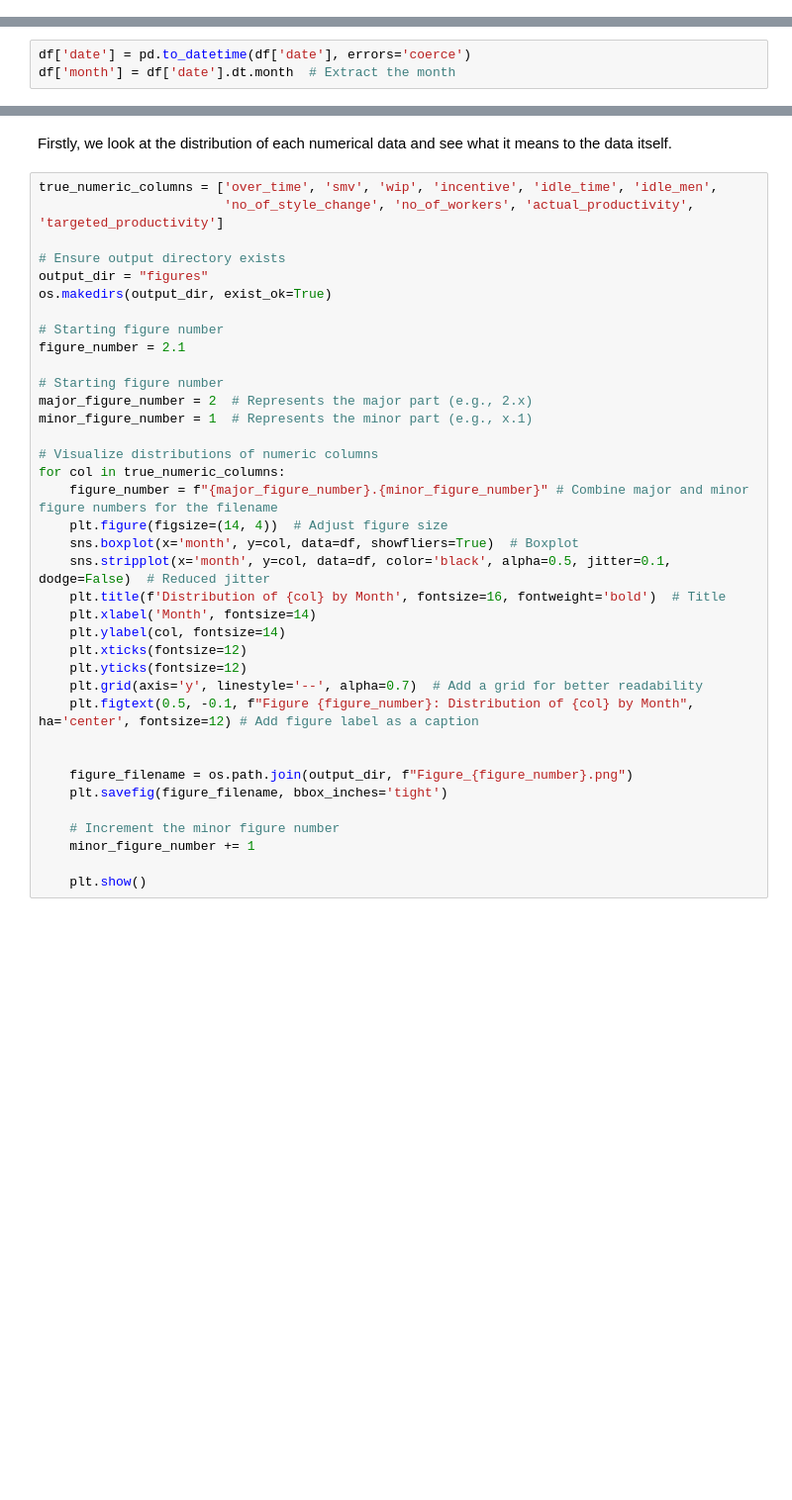
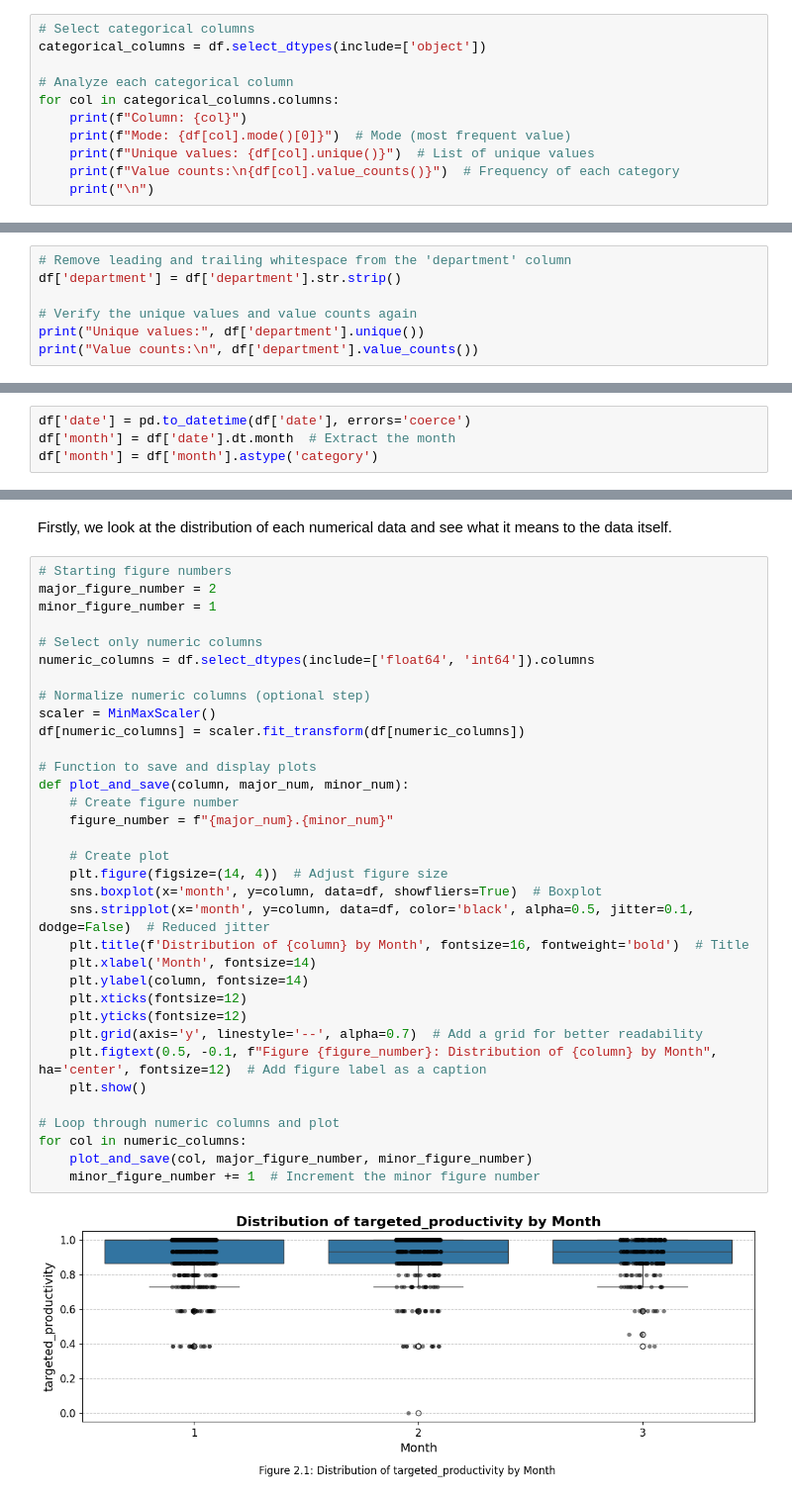
Before and after one commit to jordanchong911/Garments, a Jupyter notebook: garments.ipynb, the cells around one changed output, grey strips where cells are left out. Shown at 99% size. Saved outputs shown, nothing was run; the diff lists cells and outputs as text; blank space fills up the shorter version.

```diff
--- a/garments.ipynb
+++ b/garments.ipynb
@@ -173,0 +190,11 @@ df[numeric_columns.columns] = scaler.fit_transform(numeric_columns)
+# %%
+# Select categorical columns
+categorical_columns = df.select_dtypes(include=['object'])
+
+# Analyze each categorical column
+for col in categorical_columns.columns:
+    print(f"Column: {col}")
+    print(f"Mode: {df[col].mode()[0]}")  # Mode (most frequent value)
+    print(f"Unique values: {df[col].unique()}")  # List of unique values
+    print(f"Value counts:\n{df[col].value_counts()}")  # Frequency of each category
+    print("\n")
@@ -173,0 +221,7 @@ df[numeric_columns.columns] = scaler.fit_transform(numeric_columns)
+# %%
+# Remove leading and trailing whitespace from the 'department' column
+df['department'] = df['department'].str.strip()
+
+# Verify the unique values and value counts again
+print("Unique values:", df['department'].unique())
+print("Value counts:\n", df['department'].value_counts())
@@ -176,6 +237,7 @@ After normalizing the values, we move on to adding some columns to help with par
 # %%
 df['date'] = pd.to_datetime(df['date'], errors='coerce')
 df['month'] = df['date'].dt.month  # Extract the month
+df['month'] = df['month'].astype('category')
 # %% [markdown]
 Finally, we move on to looking at the data itself and see what does it mean to this certain fashion haus.
 # %% [markdown]
@@ -183,39 +245,38 @@ Finally, we move on to looking at the data itself and see what does it mean to t
 # %% [markdown]
 Firstly, we look at the distribution of each numerical data and see what it means to the data itself.
 # %%
-true_numeric_columns = ['over_time', 'smv', 'wip', 'incentive', 'idle_time', 'idle_men',
-                        'no_of_style_change', 'no_of_workers', 'actual_productivity', 'targeted_productivity']
+# Starting figure numbers
+major_figure_number = 2
+minor_figure_number = 1
 
-# Ensure output directory exists
-output_dir = "figures"
-os.makedirs(output_dir, exist_ok=True)
+# Select only numeric columns
+numeric_columns = df.select_dtypes(include=['float64', 'int64']).columns
 
-# Starting figure number
-figure_number = 2.1
+# Normalize numeric columns (optional step)
+scaler = MinMaxScaler()
+df[numeric_columns] = scaler.fit_transform(df[numeric_columns])
 
-# Starting figure number
-major_figure_number = 2  # Represents the major part (e.g., 2.x)
-minor_figure_number = 1  # Represents the minor part (e.g., x.1)
+# Function to save and display plots
+def plot_and_save(column, major_num, minor_num):
+    # Create figure number
+    figure_number = f"{major_num}.{minor_num}"
 
-# Visualize distributions of numeric columns
-for col in true_numeric_columns:
-    figure_number = f"{major_figure_number}.{minor_figure_number}" # Combine major and minor figure numbers for the filename
+    # Create plot
     plt.figure(figsize=(14, 4))  # Adjust figure size
-    sns.boxplot(x='month', y=col, data=df, showfliers=True)  # Boxplot
-    sns.stripplot(x='month', y=col, data=df, color='black', alpha=0.5, jitter=0.1, dodge=False)  # Reduced jitter
-    plt.title(f'Distribution of {col} by Month', fontsize=16, fontweight='bold')  # Title
+    sns.boxplot(x='month', y=column, data=df, showfliers=True)  # Boxplot
+    sns.stripplot(x='month', y=column, data=df, color='black', alpha=0.5, jitter=0.1, dodge=False)  # Reduced jitter
+    plt.title(f'Distribution of {column} by Month', fontsize=16, fontweight='bold')  # Title
     plt.xlabel('Month', fontsize=14)
-    plt.ylabel(col, fontsize=14)
+    plt.ylabel(column, fontsize=14)
     plt.xticks(fontsize=12)
     plt.yticks(fontsize=12)
     plt.grid(axis='y', linestyle='--', alpha=0.7)  # Add a grid for better readability
-    plt.figtext(0.5, -0.1, f"Figure {figure_number}: Distribution of {col} by Month", ha='center', fontsize=12) # Add figure label as a caption
+    plt.figtext(0.5, -0.1, f"Figure {figure_number}: Distribution of {column} by Month", ha='center', fontsize=12)  # Add figure label as a caption
+    plt.show()
 
-
-    figure_filename = os.path.join(output_dir, f"Figure_{figure_number}.png")
-    plt.savefig(figure_filename, bbox_inches='tight')
-
-    # Increment the minor figure number
-    minor_figure_number += 1
-
-    plt.show()
+# Loop through numeric columns and plot
+for col in numeric_columns:
+    plot_and_save(col, major_figure_number, minor_figure_number)
+    minor_figure_number += 1  # Increment the minor figure number
+# %% [output]
+[figure, added]
```
Also changed, not shown: parts of 27 cells of this notebook.
